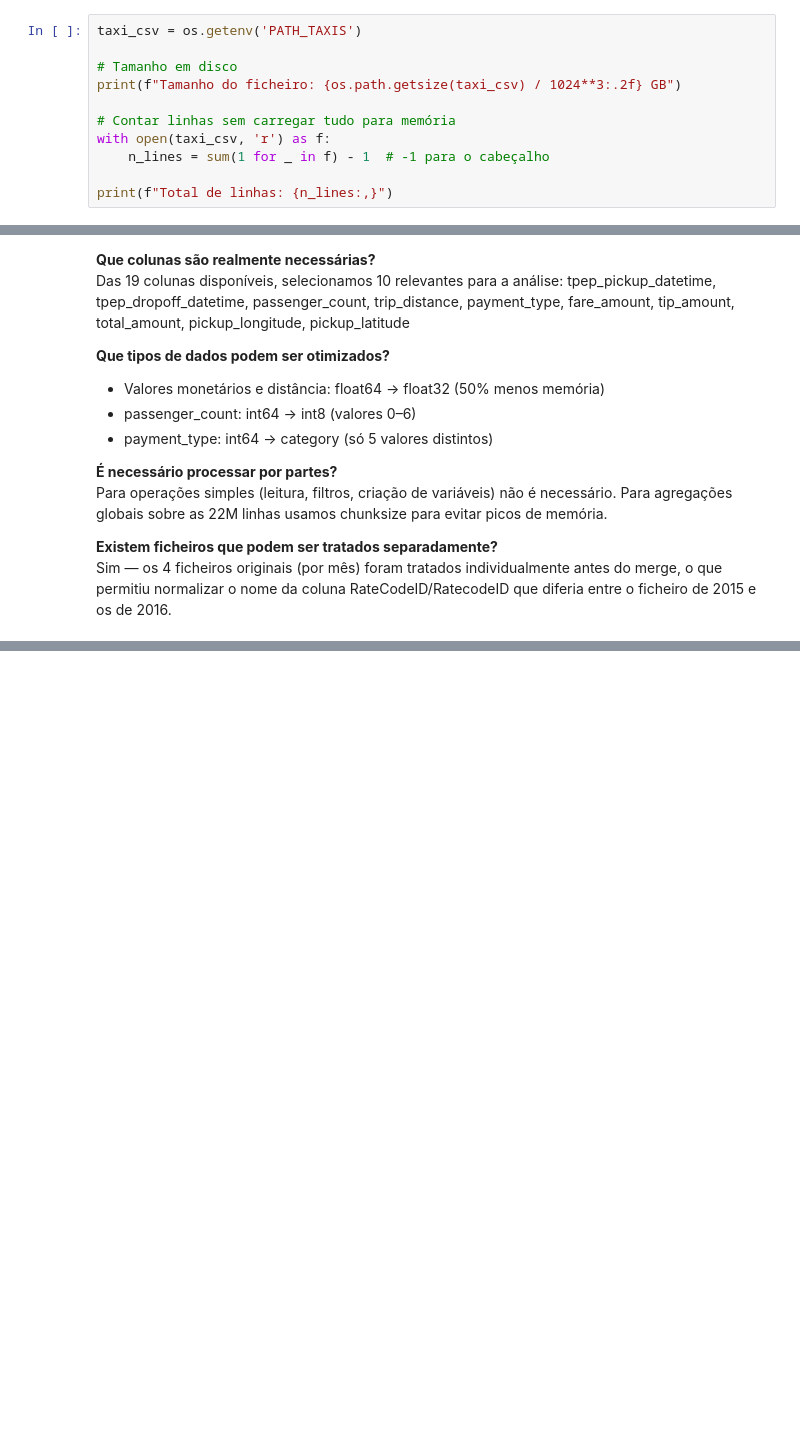
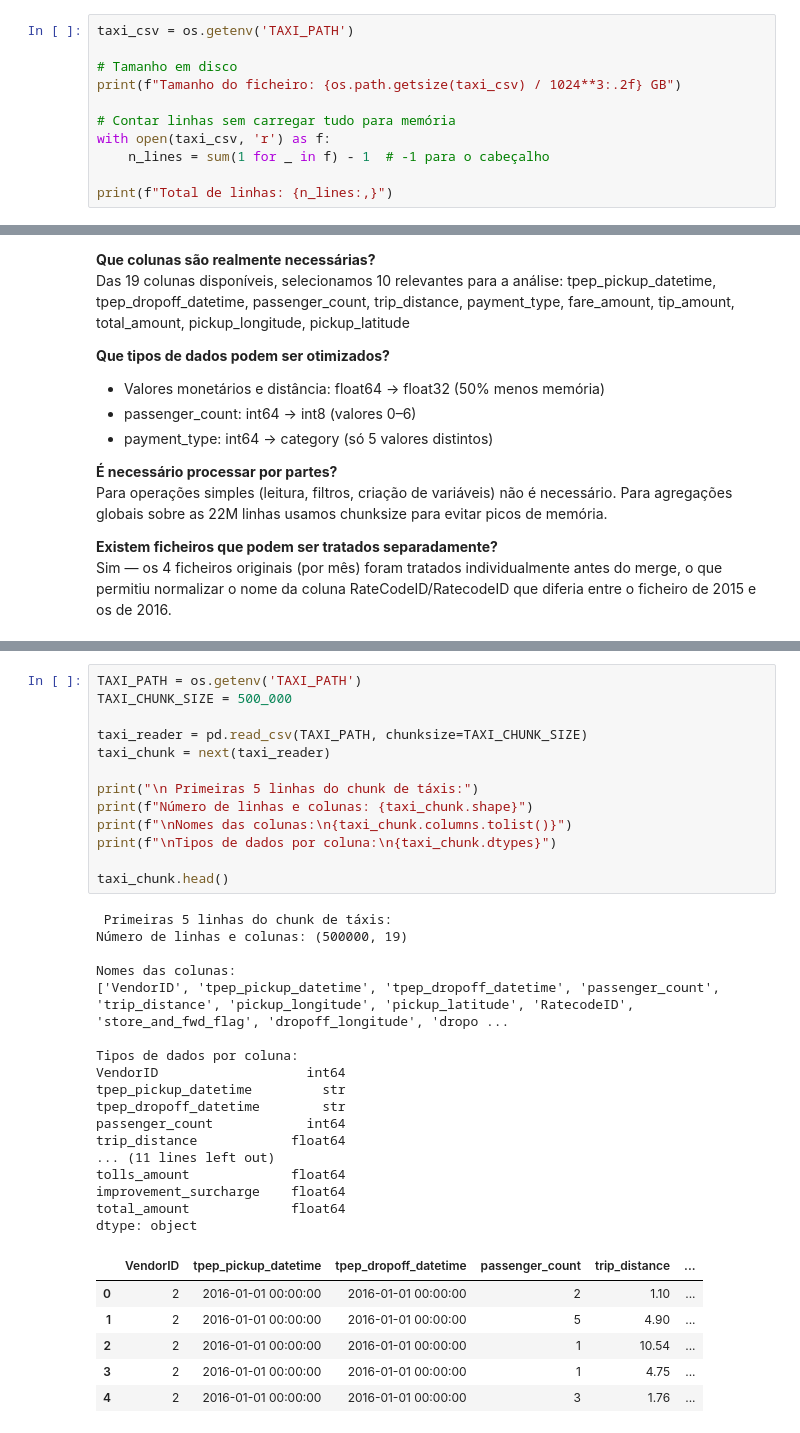
Before and after one commit to Tiago-Riscado/Cinecia_Dados_PROJ2, a Jupyter notebook: src/notebook.ipynb, the cells around one changed output, grey strips where cells are left out. Drawn from its saved outputs; the diff is of its cells as text; blank space fills up the shorter version.

```diff
--- a/src/notebook.ipynb
+++ b/src/notebook.ipynb
@@ -293,5 +296,5 @@ print(df_pt.head(2))
 # %%
-taxi_csv = os.getenv('PATH_TAXIS')
+taxi_csv = os.getenv('TAXI_PATH')
 
 # Tamanho em disco
 print(f"Tamanho do ficheiro: {os.path.getsize(taxi_csv) / 1024**3:.2f} GB")
@@ -361,0 +368,37 @@ que diferia entre o ficheiro de 2015 e os de 2016.
+# %%
+TAXI_PATH = os.getenv('TAXI_PATH')
+TAXI_CHUNK_SIZE = 500_000
+
+taxi_reader = pd.read_csv(TAXI_PATH, chunksize=TAXI_CHUNK_SIZE)
+taxi_chunk = next(taxi_reader)
+
+print("\n Primeiras 5 linhas do chunk de táxis:")
+print(f"Número de linhas e colunas: {taxi_chunk.shape}")
+print(f"\nNomes das colunas:\n{taxi_chunk.columns.tolist()}")
+print(f"\nTipos de dados por coluna:\n{taxi_chunk.dtypes}")
+
+taxi_chunk.head()
+# %% [output]
+ Primeiras 5 linhas do chunk de táxis:
+Número de linhas e colunas: (500000, 19)
+
+Nomes das colunas:
+['VendorID', 'tpep_pickup_datetime', 'tpep_dropoff_datetime', 'passenger_count', 'trip_distance', 'pickup_longitude', 'pickup_latitude', 'RatecodeID', 'store_and_fwd_flag', 'dropoff_longitude', 'dropo ...
+
+Tipos de dados por coluna:
+VendorID                   int64
+tpep_pickup_datetime         str
+tpep_dropoff_datetime        str
+passenger_count            int64
+trip_distance            float64
+... (11 lines left out)
+tolls_amount             float64
+improvement_surcharge    float64
+total_amount             float64
+dtype: object
+|  | VendorID | tpep_pickup_datetime | tpep_dropoff_datetime | passenger_count | trip_distance | ... |
+| 0 | 2 | 2016-01-01 00:00:00 | 2016-01-01 00:00:00 | 2 | 1.10 | ... |
+| 1 | 2 | 2016-01-01 00:00:00 | 2016-01-01 00:00:00 | 5 | 4.90 | ... |
+| 2 | 2 | 2016-01-01 00:00:00 | 2016-01-01 00:00:00 | 1 | 10.54 | ... |
+| 3 | 2 | 2016-01-01 00:00:00 | 2016-01-01 00:00:00 | 1 | 4.75 | ... |
+| 4 | 2 | 2016-01-01 00:00:00 | 2016-01-01 00:00:00 | 3 | 1.76 | ... |
```
Also changed, not shown: parts of 4 cells of this notebook.
